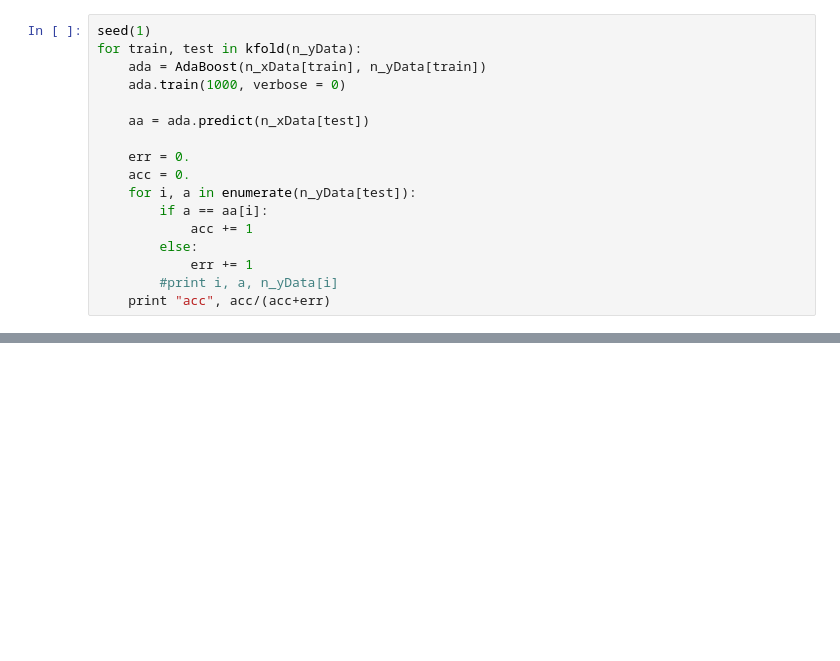
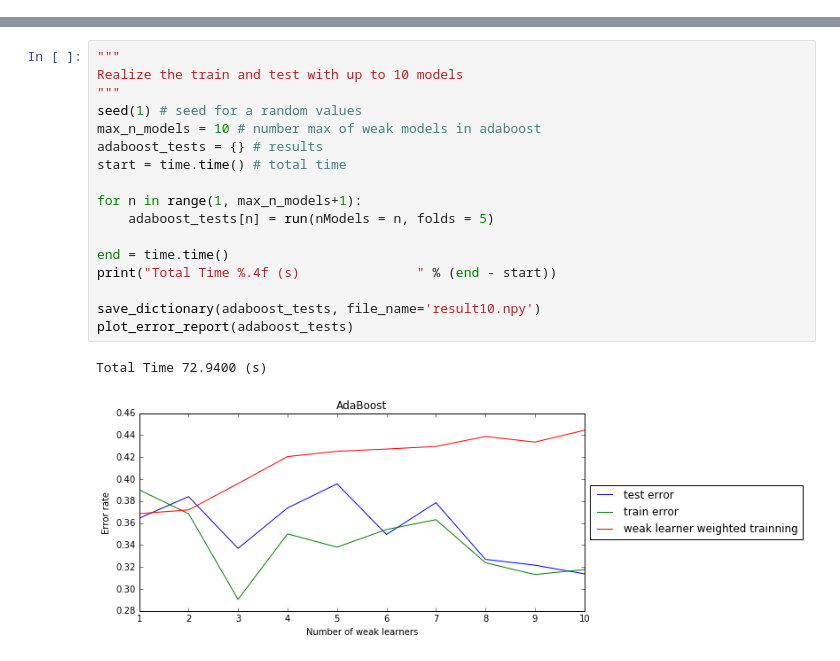
Before and after one commit to SergioSJS/adaboost-python, a Jupyter notebook: adaboost.ipynb, the cells around one changed output, grey strips where cells are left out. Cells and saved outputs as stored; diff of their text form; blank space fills up the shorter version.

```diff
--- a/adaboost.ipynb
+++ b/adaboost.ipynb
@@ -177,20 +298,3 @@ class AdaBoost():
         prev_y[sums<0]=-1
 
         return prev_y
-# %%
-seed(1)
-for train, test in kfold(n_yData):
-    ada = AdaBoost(n_xData[train], n_yData[train])
-    ada.train(1000, verbose = 0)
-
-    aa = ada.predict(n_xData[test])
-
-    err = 0.
-    acc = 0.
-    for i, a in enumerate(n_yData[test]):
-        if a == aa[i]:
-            acc += 1
-        else:
-            err += 1
-        #print i, a, n_yData[i]
-    print "acc", acc/(acc+err)
@@ -208,0 +409,20 @@ acc 0.984293193717
+# %%
+"""
+Realize the train and test with up to 10 models
+"""
+seed(1) # seed for a random values
+max_n_models = 10 # number max of weak models in adaboost
+adaboost_tests = {} # results
+start = time.time() # total time
+
+for n in range(1, max_n_models+1):
+    adaboost_tests[n] = run(nModels = n, folds = 5)
+
+end = time.time()
+print("Total Time %.4f (s)               " % (end - start))
+
+save_dictionary(adaboost_tests, file_name='result10.npy')
+plot_error_report(adaboost_tests)
+# %% [output]
+Total Time 72.9400 (s)
+[figure, added]
```
Also changed, not shown: parts of 11 cells of this notebook, 2 other files.
